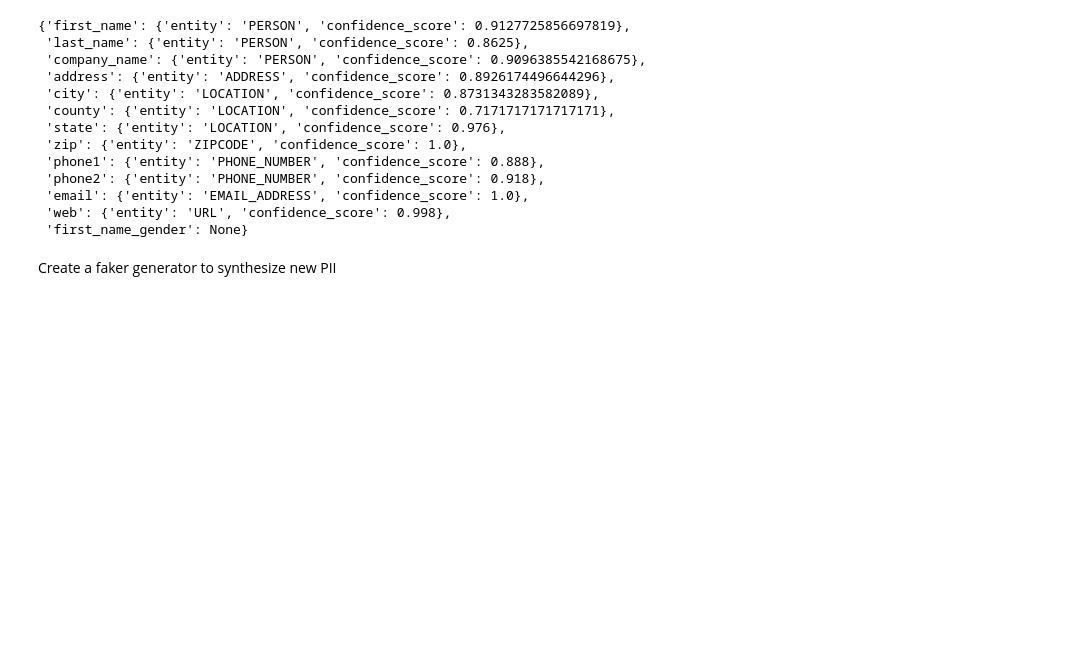
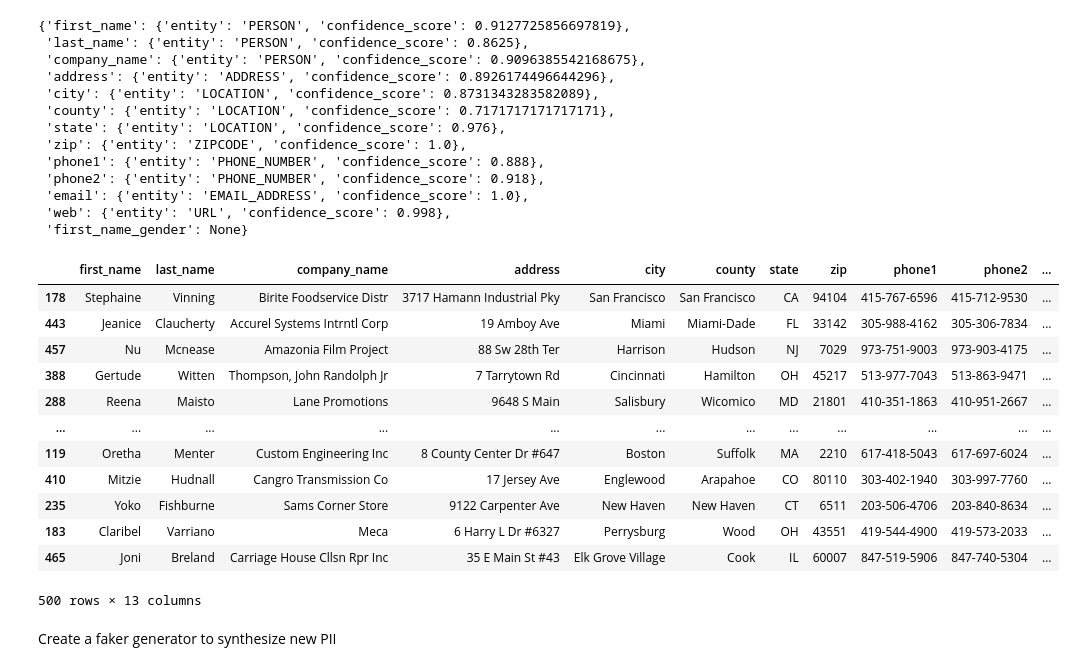
Before and after one commit to Clearbox-AI/nerpii, a Jupyter notebook: notebooks/example_notebook.ipynb, the cells around one changed output. Cells and saved outputs as stored; diff of their text form; code cells hidden in the pictures; blank space fills up the shorter version.

```diff
--- a/notebooks/example_notebook.ipynb
+++ b/notebooks/example_notebook.ipynb
@@ -48,6 +48,22 @@ recognizer.dict_global_entities
  'email': {'entity': 'EMAIL_ADDRESS', 'confidence_score': 1.0},
  'web': {'entity': 'URL', 'confidence_score': 0.998},
  'first_name_gender': None}
+# %%
+recognizer.dataset
+# %% [output]
+|  | first_name | last_name | company_name | address | city | county | state | zip | phone1 | phone2 | ... |
+| 178 | Stephaine | Vinning | Birite Foodservice Distr | 3717 Hamann Industrial Pky | San Francisco | San Francisco | CA | 94104 | 415-767-6596 | 415-712-9530 | ... |
+| 443 | Jeanice | Claucherty | Accurel Systems Intrntl Corp | 19 Amboy Ave | Miami | Miami-Dade | FL | 33142 | 305-988-4162 | 305-306-7834 | ... |
+| 457 | Nu | Mcnease | Amazonia Film Project | 88 Sw 28th Ter | Harrison | Hudson | NJ | 7029 | 973-751-9003 | 973-903-4175 | ... |
+| 388 | Gertude | Witten | Thompson, John Randolph Jr | 7 Tarrytown Rd | Cincinnati | Hamilton | OH | 45217 | 513-977-7043 | 513-863-9471 | ... |
+| 288 | Reena | Maisto | Lane Promotions | 9648 S Main | Salisbury | Wicomico | MD | 21801 | 410-351-1863 | 410-951-2667 | ... |
+| ... | ... | ... | ... | ... | ... | ... | ... | ... | ... | ... | ... |
+| 119 | Oretha | Menter | Custom Engineering Inc | 8 County Center Dr #647 | Boston | Suffolk | MA | 2210 | 617-418-5043 | 617-697-6024 | ... |
+| 410 | Mitzie | Hudnall | Cangro Transmission Co | 17 Jersey Ave | Englewood | Arapahoe | CO | 80110 | 303-402-1940 | 303-997-7760 | ... |
+| 235 | Yoko | Fishburne | Sams Corner Store | 9122 Carpenter Ave | New Haven | New Haven | CT | 6511 | 203-506-4706 | 203-840-8634 | ... |
+| 183 | Claribel | Varriano | Meca | 6 Harry L Dr #6327 | Perrysburg | Wood | OH | 43551 | 419-544-4900 | 419-573-2033 | ... |
+| 465 | Joni | Breland | Carriage House Cllsn Rpr Inc | 35 E Main St #43 | Elk Grove Village | Cook | IL | 60007 | 847-519-5906 | 847-740-5304 | ... |
+500 rows × 13 columns
 # %% [markdown]
 Create a faker generator to synthesize new PII
 # %%
```
Also changed, not shown: 1 other file.
